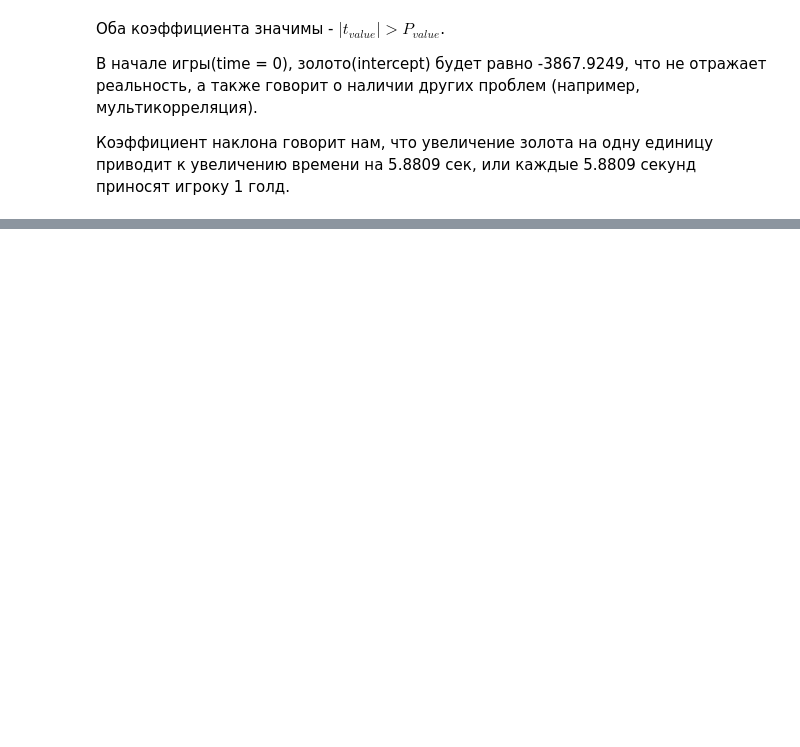
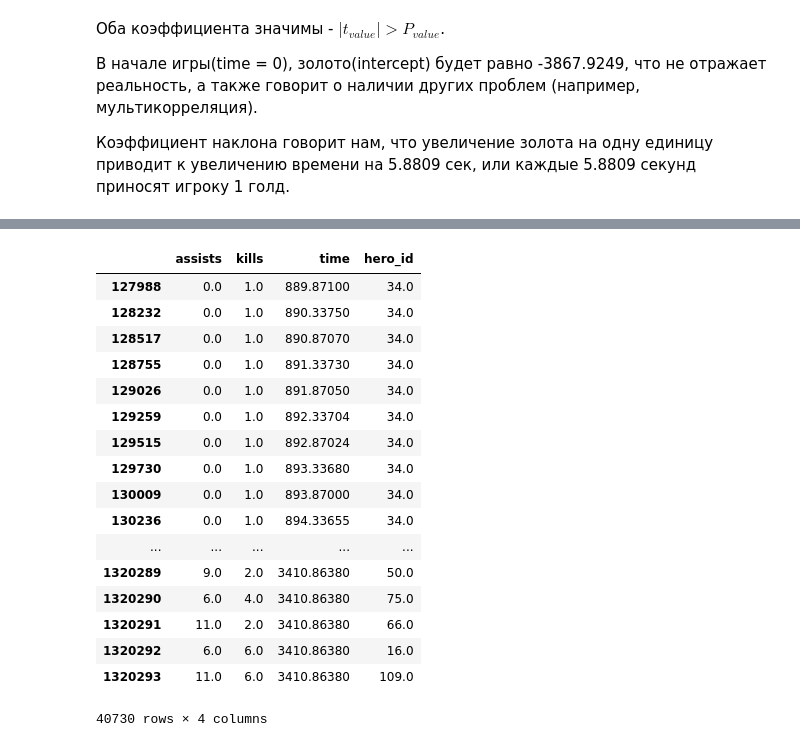
Before and after one commit to zuenko/python, a Jupyter notebook: worktaskan/gosu/4-5.ipynb, the cells around one changed output, grey strips where cells are left out. Cells and saved outputs as stored; diff of their text form; code cells hidden in the pictures; blank space fills up the shorter version.

```diff
--- a/worktaskan/gosu/4-5.ipynb
+++ b/worktaskan/gosu/4-5.ipynb
@@ -130,0 +197,21 @@ data[data['type']=='DOTA_COMBATLOG_DEATH']
+# %%
+data[data['kills']>0][['assists', 'kills', 'time','hero_id']].dropna()
+# %% [output]
+|  | assists | kills | time | hero_id |
+| 127988 | 0.0 | 1.0 | 889.87100 | 34.0 |
+| 128232 | 0.0 | 1.0 | 890.33750 | 34.0 |
+| 128517 | 0.0 | 1.0 | 890.87070 | 34.0 |
+| 128755 | 0.0 | 1.0 | 891.33730 | 34.0 |
+| 129026 | 0.0 | 1.0 | 891.87050 | 34.0 |
+| 129259 | 0.0 | 1.0 | 892.33704 | 34.0 |
+| 129515 | 0.0 | 1.0 | 892.87024 | 34.0 |
+| 129730 | 0.0 | 1.0 | 893.33680 | 34.0 |
+| 130009 | 0.0 | 1.0 | 893.87000 | 34.0 |
+| 130236 | 0.0 | 1.0 | 894.33655 | 34.0 |
+| ... | ... | ... | ... | ... |
+| 1320289 | 9.0 | 2.0 | 3410.86380 | 50.0 |
+| 1320290 | 6.0 | 4.0 | 3410.86380 | 75.0 |
+| 1320291 | 11.0 | 2.0 | 3410.86380 | 66.0 |
+| 1320292 | 6.0 | 6.0 | 3410.86380 | 16.0 |
+| 1320293 | 11.0 | 6.0 | 3410.86380 | 109.0 |
+40730 rows × 4 columns
```
Also changed, not shown: parts of 8 cells of this notebook, 1 other file.
